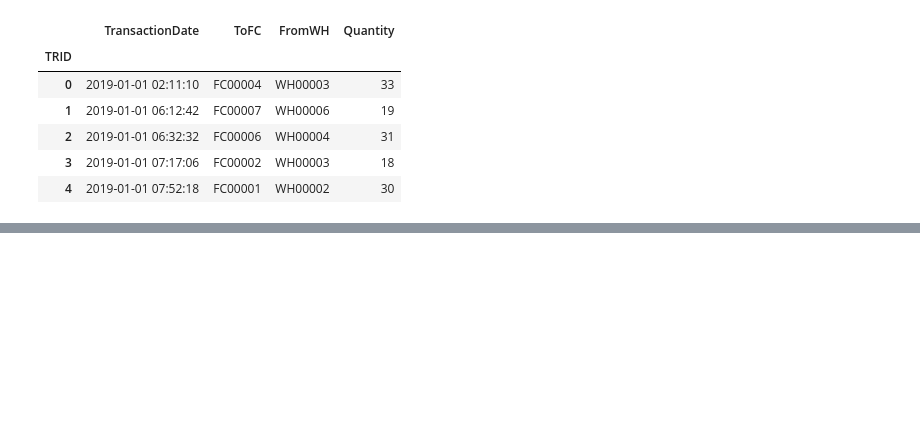
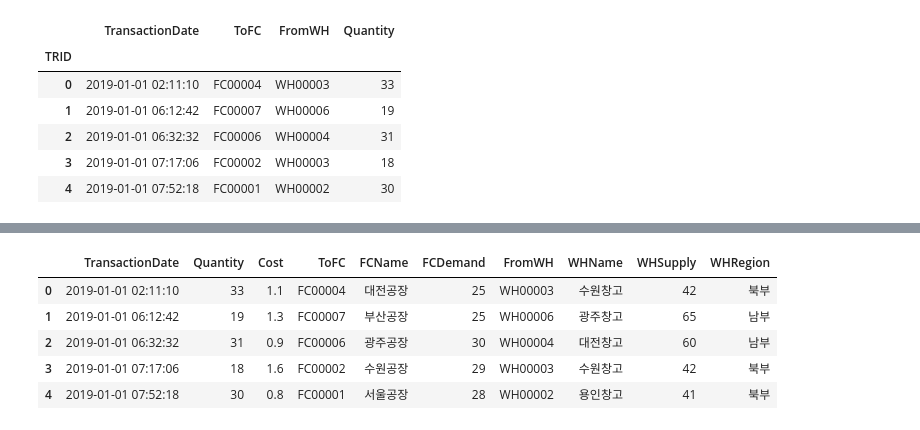
Before and after one commit to sy1452/py_technique, a Jupyter notebook: 최적화 문제.ipynb, the cells around one changed output, grey strips where cells are left out. Saved outputs shown, nothing was run; the diff lists cells and outputs as text; code cells hidden in the pictures; blank space fills up the shorter version.

```diff
--- a/최적화 문제.ipynb
+++ b/최적화 문제.ipynb
@@ -78,0 +113,11 @@ trans.head()
+# %%
+# 컬럼 정리
+join_data = join_data[["TransactionDate", "Quantity", "Cost", "ToFC", "FCName" , "FCDemand", "FromWH", "WHName", "WHSupply", "WHRegion"]]
+join_data.head()
+# %% [output]
+|  | TransactionDate | Quantity | Cost | ToFC | FCName | FCDemand | FromWH | WHName | WHSupply | WHRegion |
+| 0 | 2019-01-01 02:11:10 | 33 | 1.1 | FC00004 | 대전공장 | 25 | WH00003 | 수원창고 | 42 | 북부 |
+| 1 | 2019-01-01 06:12:42 | 19 | 1.3 | FC00007 | 부산공장 | 25 | WH00006 | 광주창고 | 65 | 남부 |
+| 2 | 2019-01-01 06:32:32 | 31 | 0.9 | FC00006 | 광주공장 | 30 | WH00004 | 대전창고 | 60 | 남부 |
+| 3 | 2019-01-01 07:17:06 | 18 | 1.6 | FC00002 | 수원공장 | 29 | WH00003 | 수원창고 | 42 | 북부 |
+| 4 | 2019-01-01 07:52:18 | 30 | 0.8 | FC00001 | 서울공장 | 28 | WH00002 | 용인창고 | 41 | 북부 |
```
Also changed, not shown: parts of 10 cells of this notebook.
